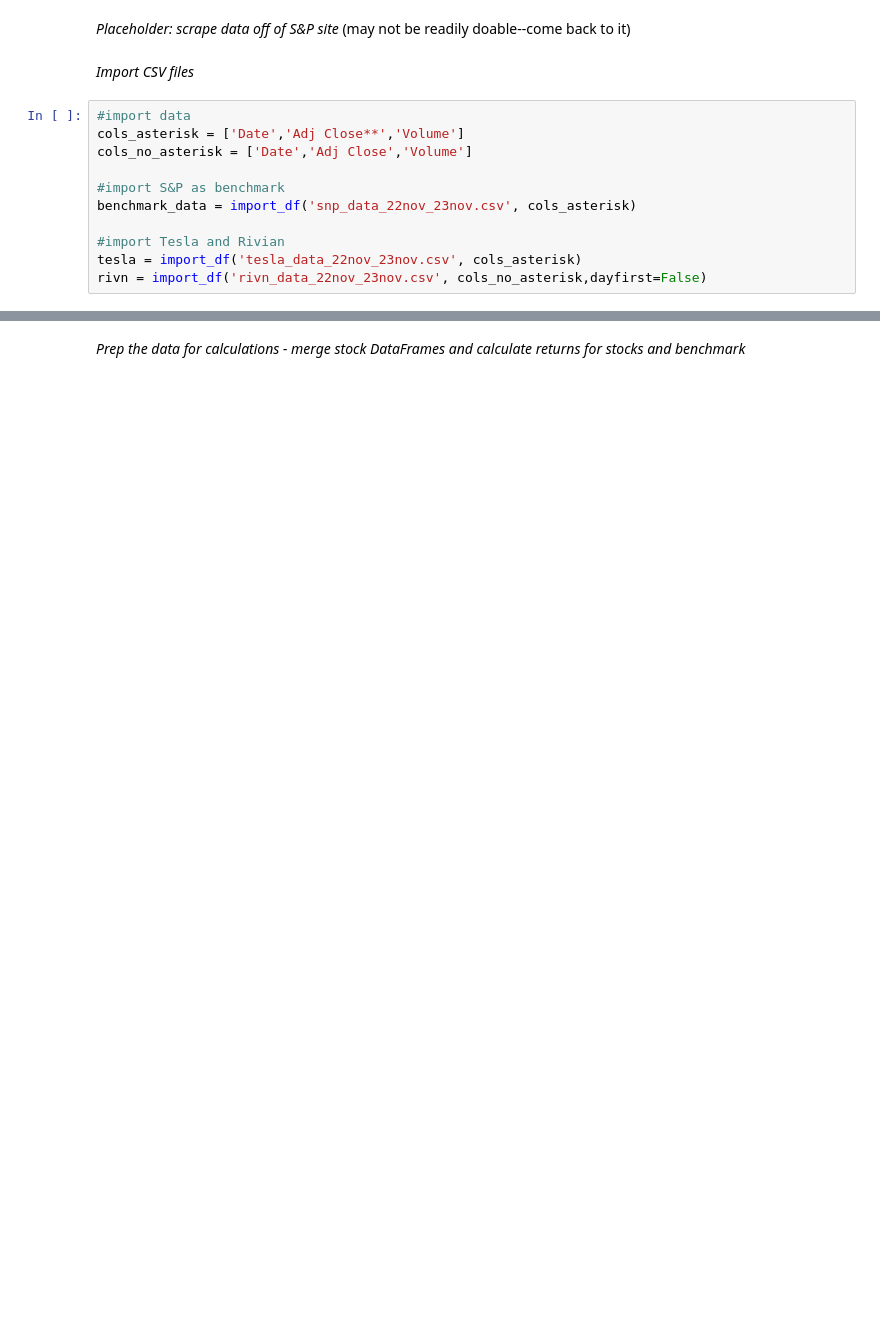
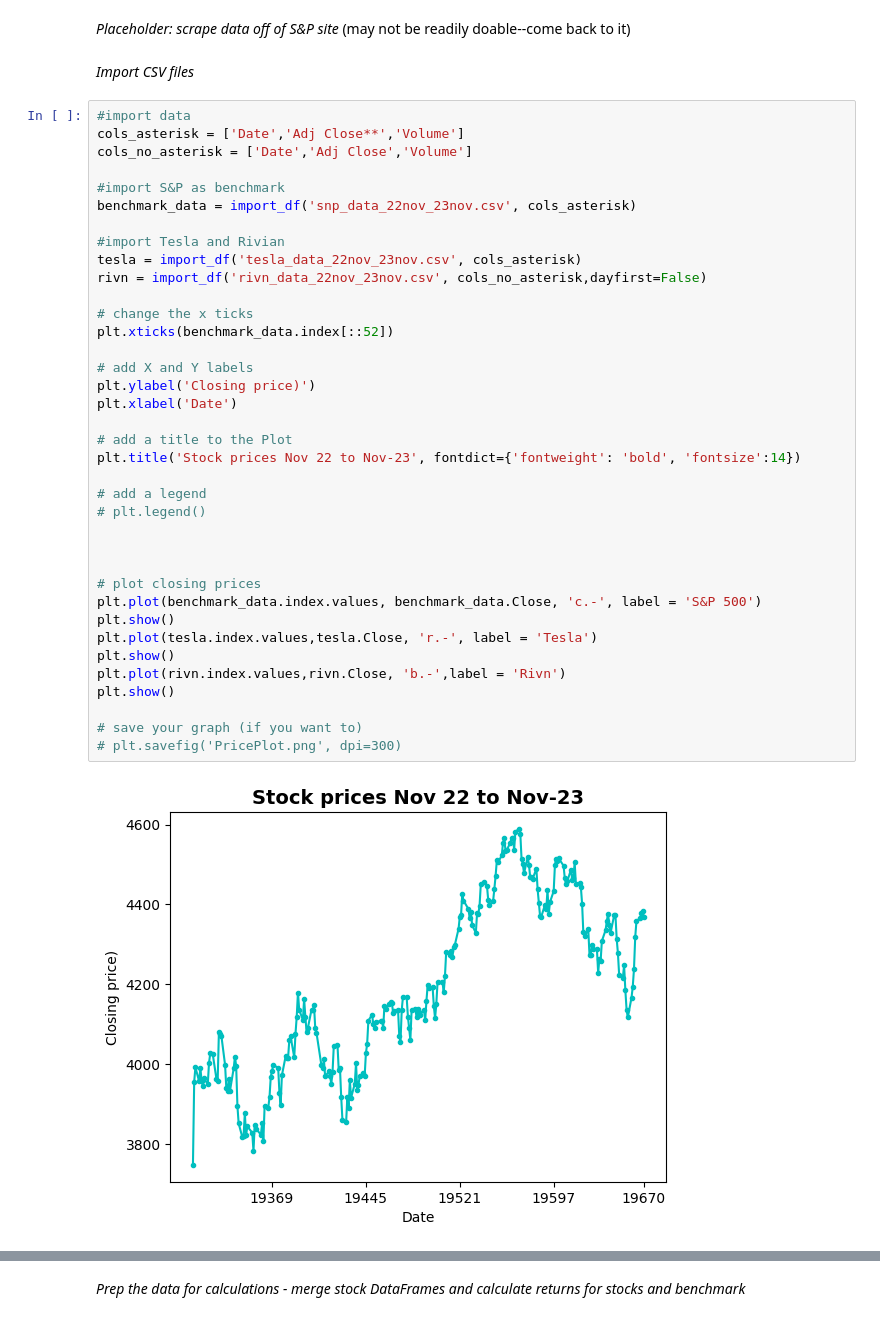
Before and after one commit to eyatzeck/sc-capstone, a Jupyter notebook: Sharpe.ipynb, the cells around one changed output, grey strips where cells are left out. Cells and saved outputs as stored; diff of their text form; blank space fills up the shorter version.

```diff
--- a/Sharpe.ipynb
+++ b/Sharpe.ipynb
@@ -81,14 +83,42 @@ _Placeholder:  scrape data off of S&P site_
 (may not be readily doable--come back to it)
 # %% [markdown]
 _Import CSV files_
-# %%
-#import data
-cols_asterisk = ['Date','Adj Close**','Volume']
-cols_no_asterisk = ['Date','Adj Close','Volume']
-
-#import S&P as benchmark
-benchmark_data = import_df('snp_data_22nov_23nov.csv', cols_asterisk)
-
-#import Tesla and Rivian
-tesla = import_df('tesla_data_22nov_23nov.csv', cols_asterisk)
-rivn = import_df('rivn_data_22nov_23nov.csv', cols_no_asterisk,dayfirst=False)
+# %%
+#import data
+cols_asterisk = ['Date','Adj Close**','Volume']
+cols_no_asterisk = ['Date','Adj Close','Volume']
+
+#import S&P as benchmark
+benchmark_data = import_df('snp_data_22nov_23nov.csv', cols_asterisk)
+
+#import Tesla and Rivian
+tesla = import_df('tesla_data_22nov_23nov.csv', cols_asterisk)
+rivn = import_df('rivn_data_22nov_23nov.csv', cols_no_asterisk,dayfirst=False)
+
+# change the x ticks
+plt.xticks(benchmark_data.index[::52])
+
+# add X and Y labels
+plt.ylabel('Closing price)')
+plt.xlabel('Date')
+
+# add a title to the Plot
+plt.title('Stock prices Nov 22 to Nov-23', fontdict={'fontweight': 'bold', 'fontsize':14})
+
+# add a legend
+# plt.legend()
+
+
+
+# plot closing prices
+plt.plot(benchmark_data.index.values, benchmark_data.Close, 'c.-', label = 'S&P 500')
+plt.show()
+plt.plot(tesla.index.values,tesla.Close, 'r.-', label = 'Tesla')
+plt.show()
+plt.plot(rivn.index.values,rivn.Close, 'b.-',label = 'Rivn')
+plt.show()
+
+# save your graph (if you want to)
+# plt.savefig('PricePlot.png', dpi=300)
+# %% [output]
+[figure, added]
```
Also changed, not shown: parts of 4 cells of this notebook, 1 other file.
